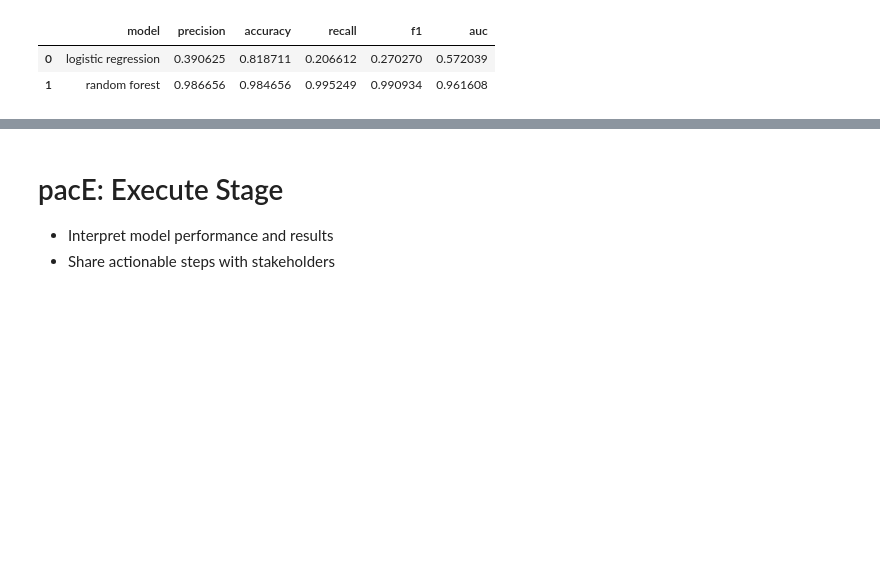
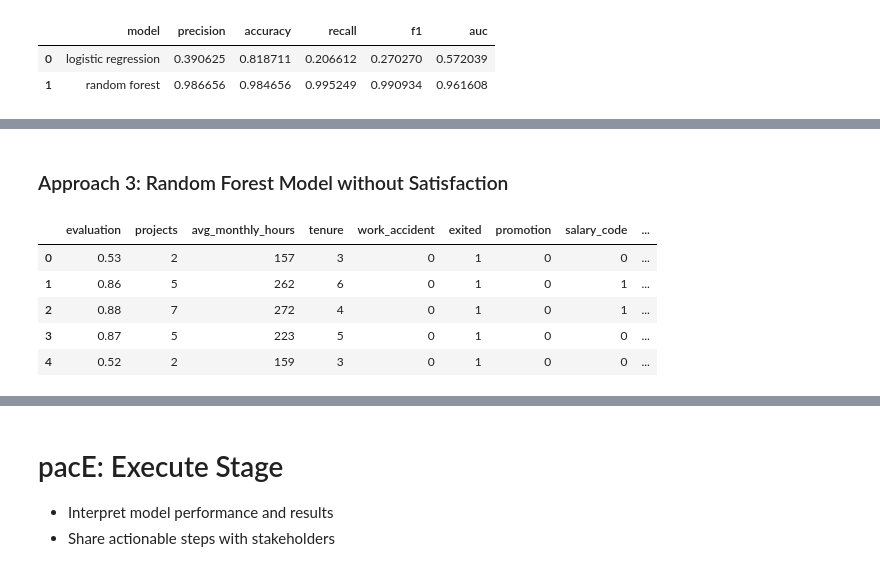
Before and after one commit to whitneylsmith/Predicting-Employee-Turnover, a Jupyter notebook: Activity_ Course 7 Salifort Motors project lab 12.10.23.ipynb, the cells around one changed output, grey strips where cells are left out. Drawn from its saved outputs; the diff is of its cells as text; code cells hidden in the pictures; blank space fills up the shorter version.

```diff
--- a/Activity_ Course 7 Salifort Motors project lab 12.10.23.ipynb
+++ b/Activity_ Course 7 Salifort Motors project lab 12.10.23.ipynb
@@ -1251,0 +1307,16 @@ table
+# %% [markdown]
+### Approach 3: Random Forest Model without Satisfaction
+# %%
+# Creating a copy of df3, which is the dataset used for the first Random Forest Model,
+# and dropping 'satisfaction'
+df5 = df3.drop(['department','salary','satisfaction'], axis=1)
+# %%
+# Display the first few rows of `df5`
+df5.head()
+# %% [output]
+|  | evaluation | projects | avg_monthly_hours | tenure | work_accident | exited | promotion | salary_code | ... |
+| 0 | 0.53 | 2 | 157 | 3 | 0 | 1 | 0 | 0 | ... |
+| 1 | 0.86 | 5 | 262 | 6 | 0 | 1 | 0 | 1 | ... |
+| 2 | 0.88 | 7 | 272 | 4 | 0 | 1 | 0 | 1 | ... |
+| 3 | 0.87 | 5 | 223 | 5 | 0 | 1 | 0 | 0 | ... |
+| 4 | 0.52 | 2 | 159 | 3 | 0 | 1 | 0 | 0 | ... |
```
Also changed, not shown: parts of 29 cells of this notebook.
